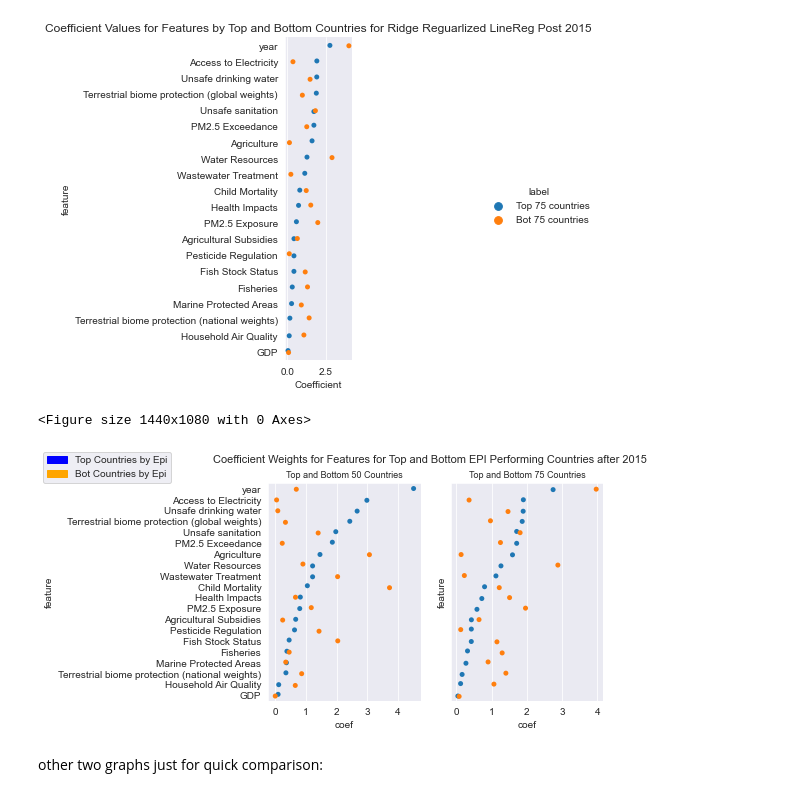
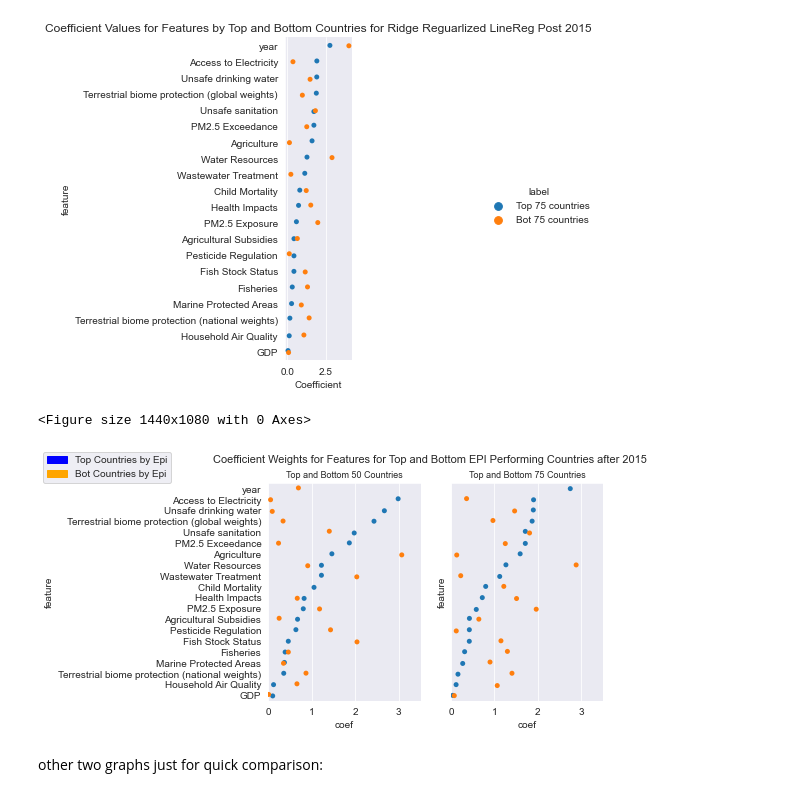
Before and after one commit to Avanyali/EPIDemographicModel, a Jupyter notebook: Step4b_Dan_ModelingByCountryGroups.ipynb, the cells around one changed output. Cells and saved outputs as stored; diff of their text form; code cells hidden in the pictures.

```diff
--- a/Step4b_Dan_ModelingByCountryGroups.ipynb
+++ b/Step4b_Dan_ModelingByCountryGroups.ipynb
@@ -677,20 +676,23 @@ plt.savefig('./images/CountryCoefCatplots/Coefs_top_and_bot_RidgeReg_75_post15.p
 # %%
 plt.figure(figsize=(20,15))
 fig, (ax1,ax2) = plt.subplots(ncols=2, sharey=True)
 fig.suptitle('Coefficient Weights for Features for Top and Bottom EPI Performing Countries after 2015', size = 11)
 fig.legend(handles = [blue_patch,orange_patch], loc=2)
 sns.stripplot(data=ridge_top_bot_50_post15, x='coef', y='feature', hue='label', orient='h', ax=ax1)
 sns.stripplot(data=ridge_top_bot_75_post15, x='coef', y='feature', hue='label', orient='h', ax=ax2)
 ax1.set_title('Top and Bottom 50 Countries', size=9)
 ax2.set_title('Top and Bottom 75 Countries', size=9)
 ax1.get_legend().remove()
-ax2.get_legend().remove();
+ax2.get_legend().remove()
+ax1.set_xlim(0,3.5)
+ax2.set_xlim(0,3.5);
 plt.savefig('./images/CountryCoefCatplots/Coefs_top_and_bot_RidgeReg_side_by_side_post15.png',
             bbox_inches='tight')
+
 # thanks user MariusSiuram https://stackoverflow.com/a/59372013 for the bbox inches ='tight' solution
 # %% [output]
 <Figure size 1440x1080 with 0 Axes>
-[figure, old version]
+[figure, new version]
 # %% [markdown]
 other two graphs just for quick comparison:
 # %%
```
Also changed, not shown: parts of 3 cells of this notebook, 4 other files.
